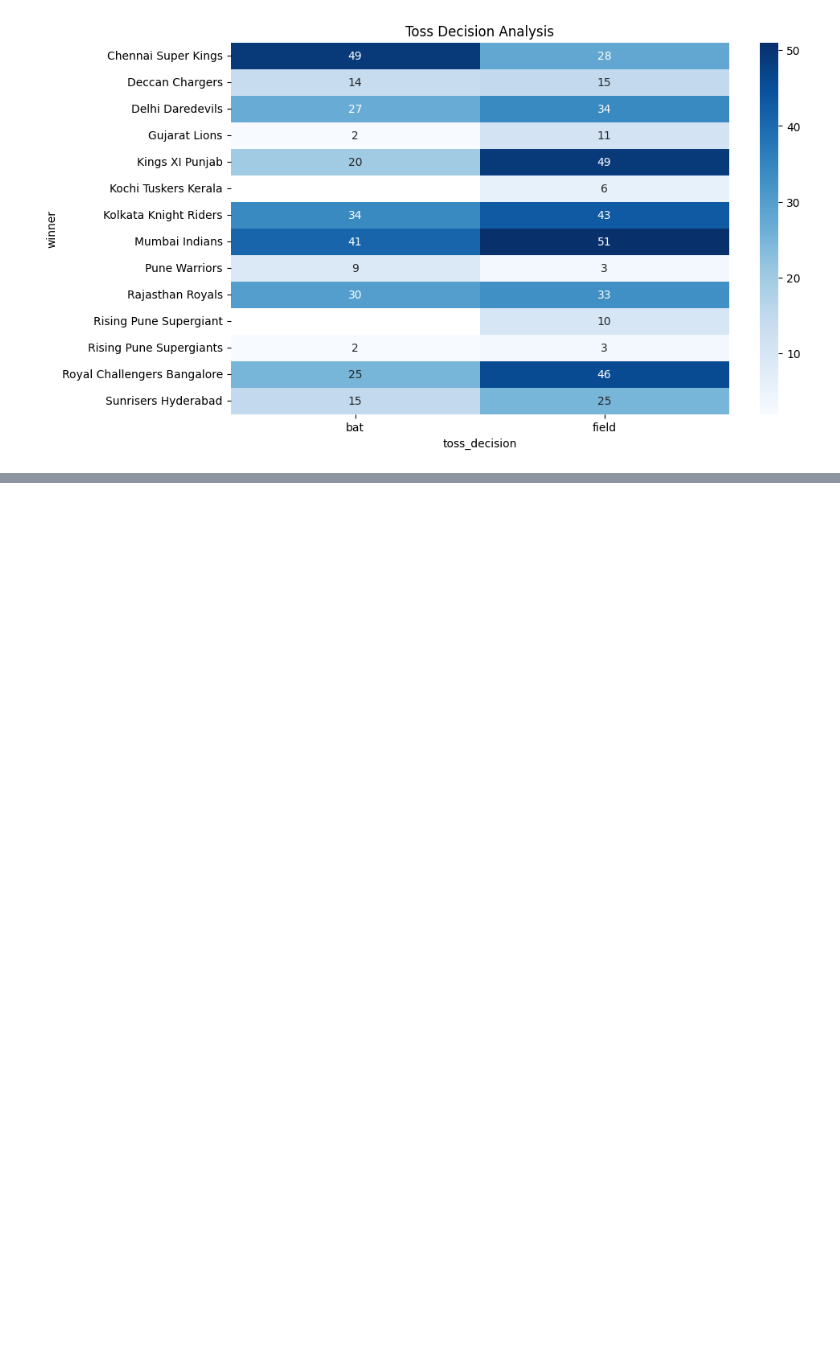
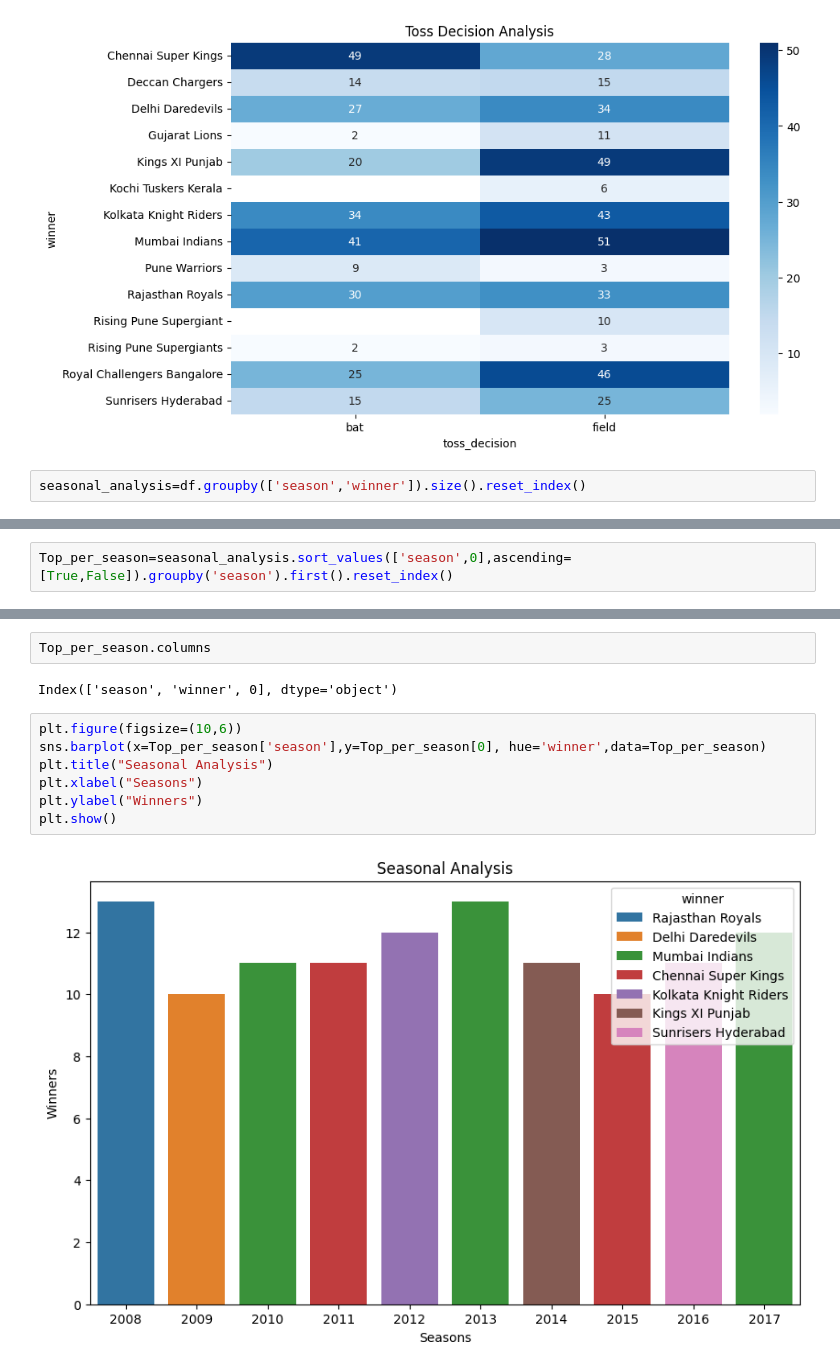
Before and after one commit to ajaykrixna/IPL_match-_analysis, a Jupyter notebook: IPL_analysis.ipynb, the cells around one changed output, grey strips where cells are left out. Drawn from its saved outputs; the diff is of its cells as text; blank space fills up the shorter version.

Commit message:
Seasonal analysis

```diff
--- a/IPL_analysis.ipynb
+++ b/IPL_analysis.ipynb
@@ -413,3 +413,5 @@ plt.title("Toss Decision Analysis")
 plt.show()
 # %% [output]
 [figure]
+# %%
+seasonal_analysis=df.groupby(['season','winner']).size().reset_index()
@@ -415,0 +427,2 @@ plt.show()
+# %%
+Top_per_season=seasonal_analysis.sort_values(['season',0],ascending=[True,False]).groupby('season').first().reset_index()
@@ -415,0 +443,13 @@ plt.show()
+# %%
+Top_per_season.columns
+# %% [output]
+Index(['season', 'winner', 0], dtype='object')
+# %%
+plt.figure(figsize=(10,6))
+sns.barplot(x=Top_per_season['season'],y=Top_per_season[0], hue='winner',data=Top_per_season)
+plt.title("Seasonal Analysis")
+plt.xlabel("Seasons")
+plt.ylabel("Winners")
+plt.show()
+# %% [output]
+[figure, added]
```
Also changed, not shown: parts of 2 cells of this notebook.
